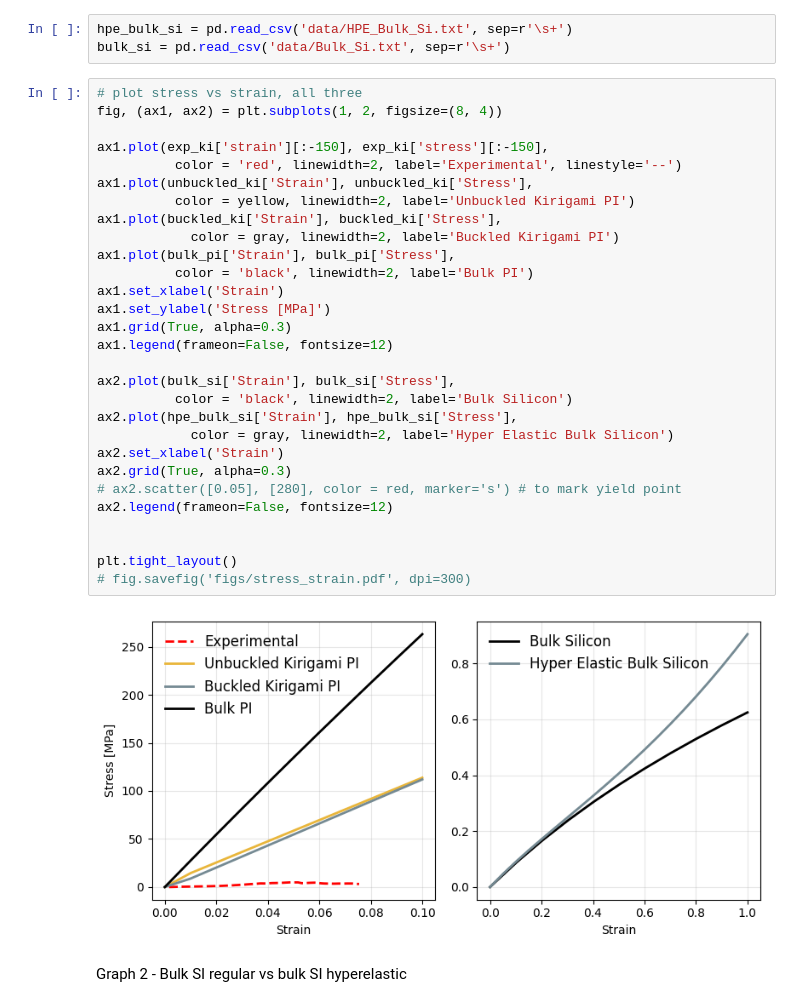
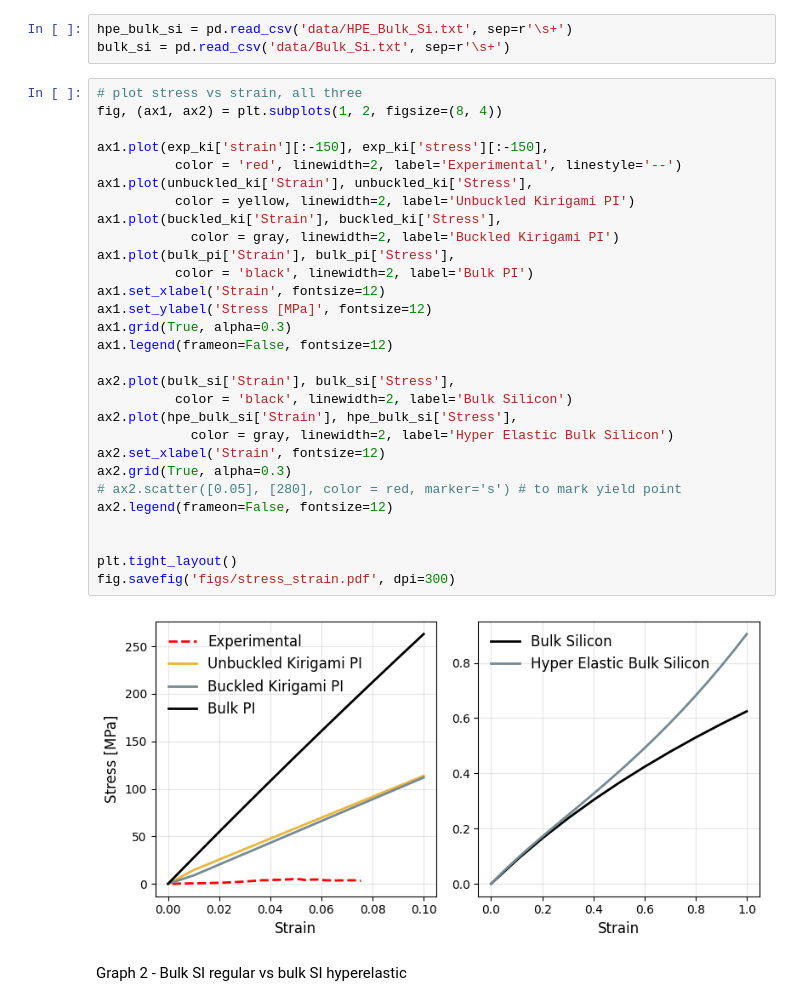
Before and after one commit to mohammadmundiwala/Flexible-Electronics, a Jupyter notebook: lab-4/data_analysis.ipynb, the cells around one changed output. Saved outputs shown, nothing was run; the diff lists cells and outputs as text.

```diff
--- a/lab-4/data_analysis.ipynb
+++ b/lab-4/data_analysis.ipynb
@@ -31,33 +31,33 @@ bulk_si = pd.read_csv('data/Bulk_Si.txt', sep=r'\s+')
 # %%
 # plot stress vs strain, all three
 fig, (ax1, ax2) = plt.subplots(1, 2, figsize=(8, 4))
 
 ax1.plot(exp_ki['strain'][:-150], exp_ki['stress'][:-150],
           color = 'red', linewidth=2, label='Experimental', linestyle='--')
 ax1.plot(unbuckled_ki['Strain'], unbuckled_ki['Stress'],
           color = yellow, linewidth=2, label='Unbuckled Kirigami PI')
 ax1.plot(buckled_ki['Strain'], buckled_ki['Stress'],
             color = gray, linewidth=2, label='Buckled Kirigami PI')
 ax1.plot(bulk_pi['Strain'], bulk_pi['Stress'],
           color = 'black', linewidth=2, label='Bulk PI')
-ax1.set_xlabel('Strain')
-ax1.set_ylabel('Stress [MPa]')
+ax1.set_xlabel('Strain', fontsize=12)
+ax1.set_ylabel('Stress [MPa]', fontsize=12)
 ax1.grid(True, alpha=0.3)
 ax1.legend(frameon=False, fontsize=12)
 
 ax2.plot(bulk_si['Strain'], bulk_si['Stress'],
           color = 'black', linewidth=2, label='Bulk Silicon')
 ax2.plot(hpe_bulk_si['Strain'], hpe_bulk_si['Stress'],
             color = gray, linewidth=2, label='Hyper Elastic Bulk Silicon')
-ax2.set_xlabel('Strain')
+ax2.set_xlabel('Strain', fontsize=12)
 ax2.grid(True, alpha=0.3)
 # ax2.scatter([0.05], [280], color = red, marker='s') # to mark yield point
 ax2.legend(frameon=False, fontsize=12)
 
 
 plt.tight_layout()
-# fig.savefig('figs/stress_strain.pdf', dpi=300)
+fig.savefig('figs/stress_strain.pdf', dpi=300)
 # %% [output]
-[figure, old version]
+[figure, new version]
 # %% [markdown]
 Graph 2 - Bulk SI regular vs bulk SI hyperelastic
```
Also changed, not shown: 1 other file.
